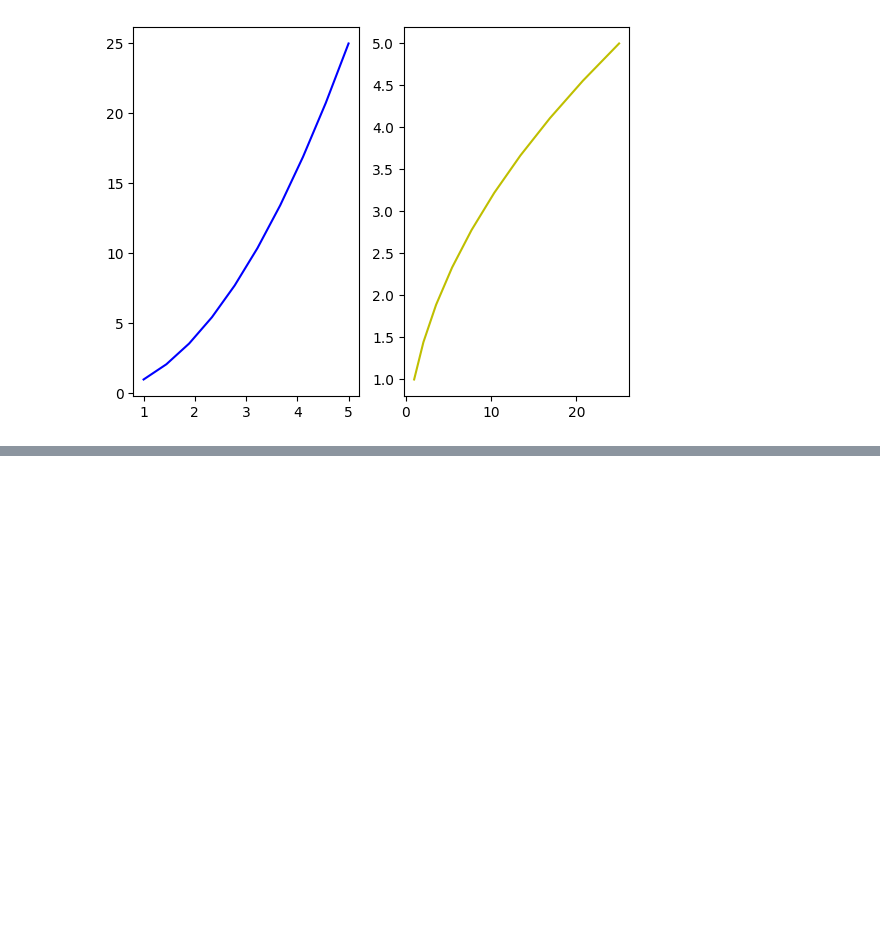
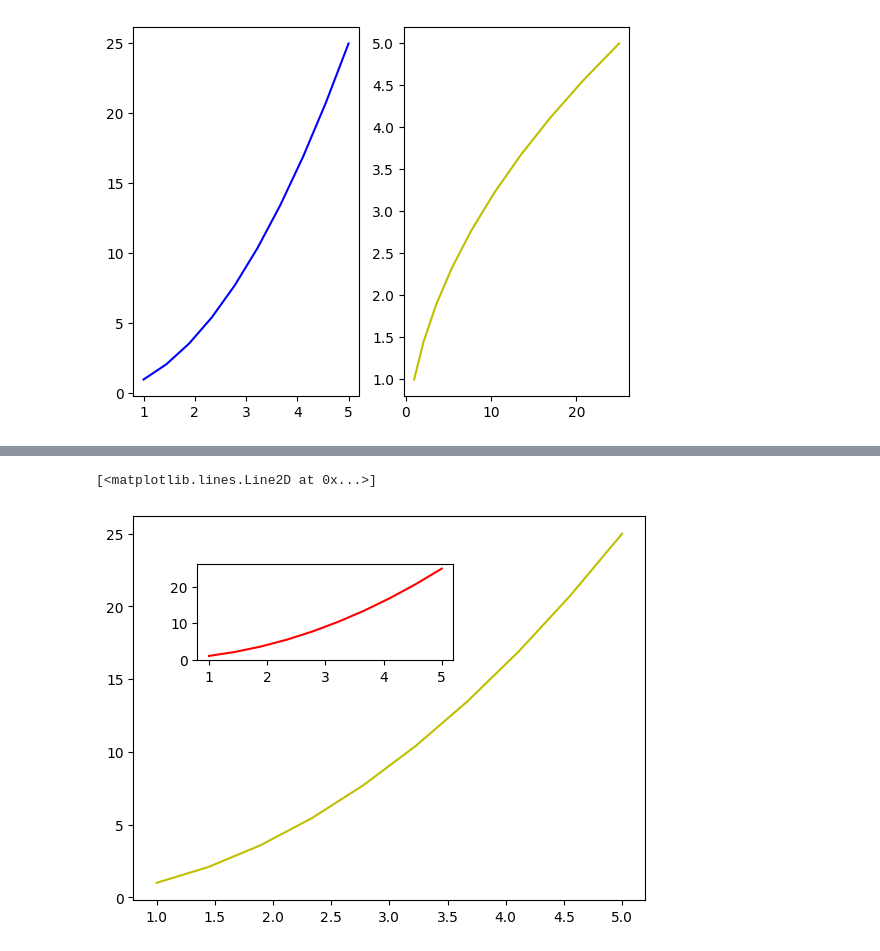
Before and after one commit to 01puneet/visualisation, a Jupyter notebook: matplot.ipynb, the cells around one changed output, grey strips where cells are left out. Saved outputs shown, nothing was run; the diff lists cells and outputs as text; code cells hidden in the pictures; blank space fills up the shorter version.

Commit message:
two plots using object approach

```diff
--- a/matplot.ipynb
+++ b/matplot.ipynb
@@ -67,0 +68,10 @@ axes.set_title("Object Oriented Plotting Method")
+# %%
+#plotting 2 plots on same canvas using object oriented approach
+fig=p.figure()
+axes1=fig.add_axes([0.1,0.1,0.8,0.8])
+axes2=fig.add_axes([0.2,0.6,0.4,0.2])
+axes1.plot(x,y,"y")
+axes2.plot(x,y,"r")
+# %% [output]
+[<matplotlib.lines.Line2D at 0x...>]
+[figure, added]
```
Also changed, not shown: parts of 1 cell of this notebook.
